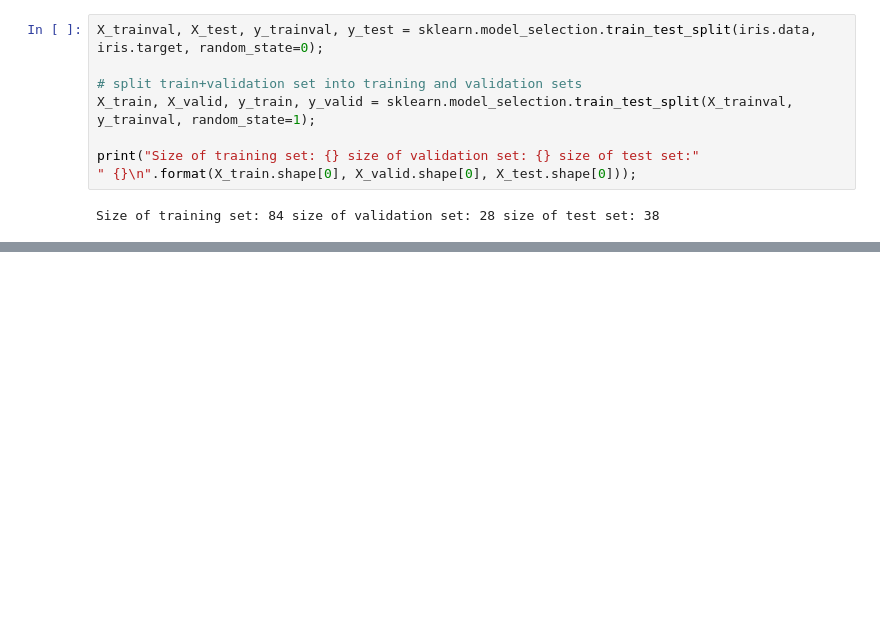
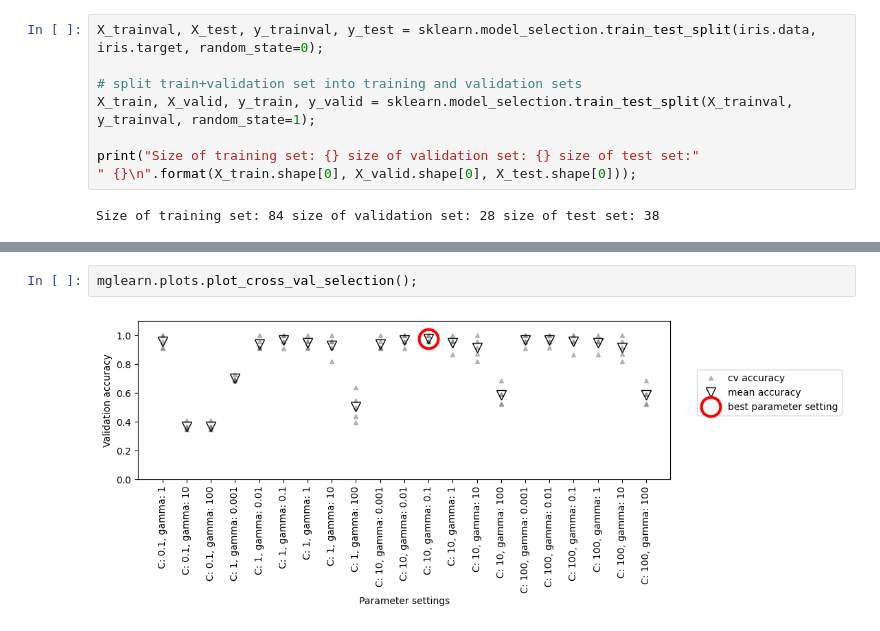
Before and after one commit to WilcoJohn/Progress-ML, a Jupyter notebook: CHP5-ModelEvaluation&Improvement/5.2GridSearch.ipynb, the cells around one changed output, grey strips where cells are left out. Cells and saved outputs as stored; diff of their text form; blank space fills up the shorter version.

```diff
--- a/CHP5-ModelEvaluation&Improvement/5.2GridSearch.ipynb
+++ b/CHP5-ModelEvaluation&Improvement/5.2GridSearch.ipynb
@@ -122,0 +164,4 @@ Test set score with best parameters: 0.42
+# %%
+mglearn.plots.plot_cross_val_selection();
+# %% [output]
+[figure, added]
```
Also changed, not shown: parts of 13 cells of this notebook.
